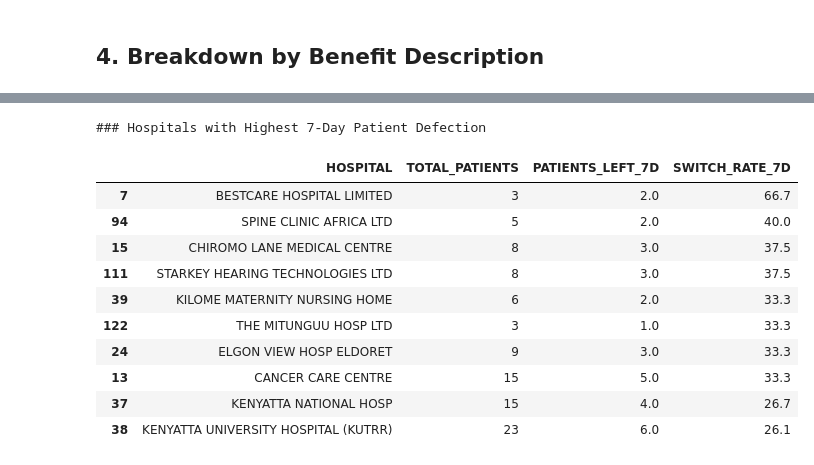
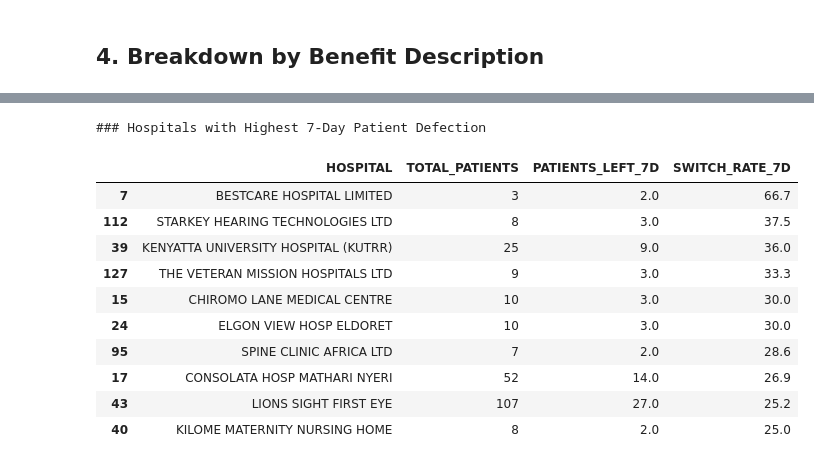
Before and after one commit to Dahir-ke/DEF, a Jupyter notebook: notebooks/NOTEBK.ipynb, the cells around one changed output, grey strips where cells are left out. Drawn from its saved outputs; the diff is of its cells as text; code cells hidden in the pictures.

```diff
--- a/notebooks/analysis.ipynb
+++ b/notebooks/NOTEBK.ipynb
@@ -23,7 +24,7 @@ from IPython.display import display
 from plotly.subplots import make_subplots
 
 # Load data
-df = pd.read_csv('../data/visits for an-april-2026.csv')
+df = pd.read_csv('../data/visit_for_jan_to_end_of_May.csv')
 
 # Standardise column names (strip spaces)
 df.columns = df.columns.str.strip()
@@ -31,10 +32,11 @@ df.columns = df.columns.str.strip()
 # Convert date columns to datetime
 df['ARRIVAL DATE'] = pd.to_datetime(df['ARRIVAL DATE'])
 df['TRANSACTION DATE'] = pd.to_datetime(df['TRANSACTION DATE'])
+df['DOB'] = pd.to_datetime(df['DOB'], errors='coerce')
 
 # Convert amount to numeric (coerce errors)
 df['AMOUNT'] = pd.to_numeric(df['AMOUNT'], errors='coerce')
 
-print(f"Dataset shape: {df.shape[0]} rows, {df.shape[1]} columns")
+print(f"Dataset shape: {df.shape[0]:,} rows, {df.shape[1]} columns")
 df.head()
 # %% [output]
@@ -342,43 +432,49 @@ for member, group in df_sorted.groupby('MEMBER NUMBER'):
                         'MEMBER NUMBER': member,
                         'HOSPITAL_FROM': prev_row['MAIN HOSPITAL'],
                         'HOSPITAL_TO': row['MAIN HOSPITAL'],
                         'DAYS_BETWEEN': date_diff
                     })
         prev_row = row
 
 switches_df = pd.DataFrame(switches)
 
 if not switches_df.empty:
     # Count patients who switched from each hospital
     switch_counts = switches_df.groupby('HOSPITAL_FROM')['MEMBER NUMBER'].nunique().reset_index()
     switch_counts.columns = ['HOSPITAL', 'PATIENTS_LEFT_7D']
 
     # Total patients per hospital
     total_patients = df.groupby('MAIN HOSPITAL')['MEMBER NUMBER'].nunique().reset_index()
     total_patients.columns = ['HOSPITAL', 'TOTAL_PATIENTS']
 
     # Merge and compute rate
     switch_7d = total_patients.merge(switch_counts, on='HOSPITAL', how='left').fillna(0)
     switch_7d['SWITCH_RATE_7D'] = (switch_7d['PATIENTS_LEFT_7D'] / switch_7d['TOTAL_PATIENTS']) * 100
     switch_7d = switch_7d.sort_values('SWITCH_RATE_7D', ascending=False)
 
+    # Format with commas
+    display_7d = switch_7d.head(10).copy()
+    display_7d['TOTAL_PATIENTS'] = display_7d['TOTAL_PATIENTS'].apply(lambda x: f"{x:,.0f}")
+    display_7d['PATIENTS_LEFT_7D'] = display_7d['PATIENTS_LEFT_7D'].apply(lambda x: f"{x:.1f}")
+    display_7d['SWITCH_RATE_7D'] = display_7d['SWITCH_RATE_7D'].round(1)
+
     print("### Hospitals with Highest 7‑Day Patient Defection\n")
-    display(switch_7d.head(10)[['HOSPITAL', 'TOTAL_PATIENTS', 'PATIENTS_LEFT_7D', 'SWITCH_RATE_7D']].round(1))
+    display(display_7d[['HOSPITAL', 'TOTAL_PATIENTS', 'PATIENTS_LEFT_7D', 'SWITCH_RATE_7D']])
 else:
     print("No 7‑day switching events found.")
 # %% [output]
 ### Hospitals with Highest 7‑Day Patient Defection
 |  | HOSPITAL | TOTAL_PATIENTS | PATIENTS_LEFT_7D | SWITCH_RATE_7D |
 | 7 | BESTCARE HOSPITAL LIMITED | 3 | 2.0 | 66.7 |
-| 94 | SPINE CLINIC AFRICA LTD | 5 | 2.0 | 40.0 |
-| 15 | CHIROMO LANE MEDICAL CENTRE | 8 | 3.0 | 37.5 |
-| 111 | STARKEY HEARING TECHNOLOGIES LTD | 8 | 3.0 | 37.5 |
-| 39 | KILOME MATERNITY NURSING HOME | 6 | 2.0 | 33.3 |
-| 122 | THE MITUNGUU HOSP LTD | 3 | 1.0 | 33.3 |
-| 24 | ELGON VIEW HOSP ELDORET | 9 | 3.0 | 33.3 |
-| 13 | CANCER CARE CENTRE | 15 | 5.0 | 33.3 |
-| 37 | KENYATTA NATIONAL HOSP | 15 | 4.0 | 26.7 |
-| 38 | KENYATTA UNIVERSITY HOSPITAL (KUTRR) | 23 | 6.0 | 26.1 |
+| 112 | STARKEY HEARING TECHNOLOGIES LTD | 8 | 3.0 | 37.5 |
+| 39 | KENYATTA UNIVERSITY HOSPITAL (KUTRR) | 25 | 9.0 | 36.0 |
+| 127 | THE VETERAN MISSION HOSPITALS LTD | 9 | 3.0 | 33.3 |
+| 15 | CHIROMO LANE MEDICAL CENTRE | 10 | 3.0 | 30.0 |
+| 24 | ELGON VIEW HOSP ELDORET | 10 | 3.0 | 30.0 |
+| 95 | SPINE CLINIC AFRICA LTD | 7 | 2.0 | 28.6 |
+| 17 | CONSOLATA HOSP MATHARI NYERI | 52 | 14.0 | 26.9 |
+| 43 | LIONS SIGHT FIRST EYE | 107 | 27.0 | 25.2 |
+| 40 | KILOME MATERNITY NURSING HOME | 8 | 2.0 | 25.0 |
 # %%
 df.info()
 # %% [output]
```
Also changed, not shown: parts of 26 cells of this notebook, 3 other files.
